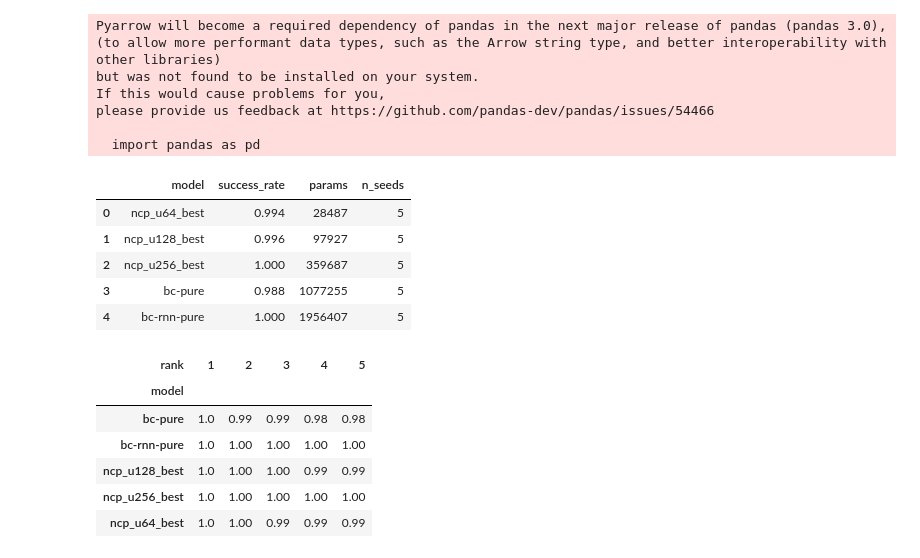
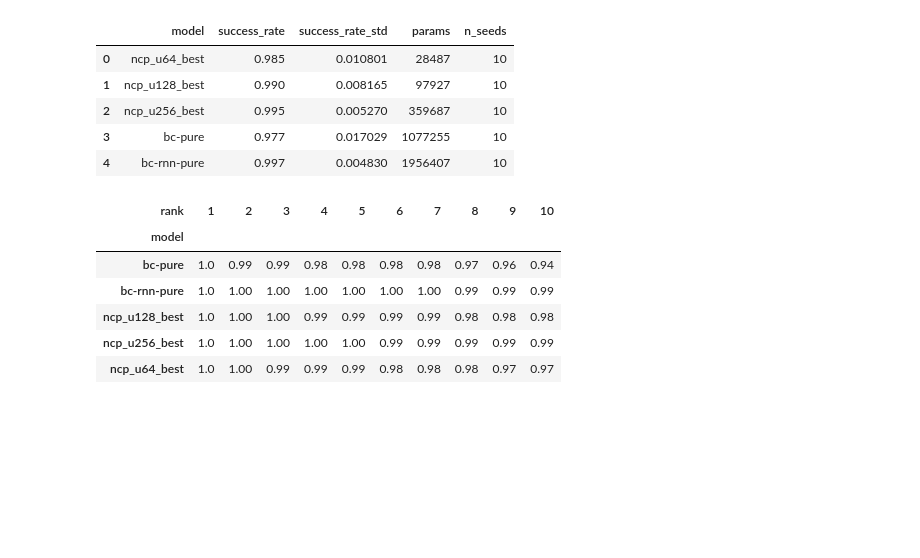
Before and after one commit to yuuharu11/LNN-control, a Jupyter notebook: robomimic/myscript/ipynb/base.ipynb, the cells around one changed output. Cells and saved outputs as stored; diff of their text form; code cells hidden in the pictures; blank space fills up the shorter version.

```diff
--- a/robomimic/myscript/ipynb/base.ipynb
+++ b/robomimic/myscript/ipynb/base.ipynb
@@ -200,6 +200,7 @@ def get_topk_avg_score(
         df_top.groupby("model")
         .agg(
             success_rate=("success_rate_max", "mean"),
+            success_rate_std=("success_rate_max", "std"),
             return_avg=("return_mean", "mean"),
             n_seeds=("seed", "nunique"),
             selected_seeds=("seed", lambda s: sorted(map(int, s.tolist()))),
@@ -264,60 +265,53 @@ def aggregate_multiple_csvs(
 
 # -------------------------------------------------
 # 使い方（このセルで df_all を作る。下のセルは df_all を参照する）
 # -------------------------------------------------
 csv_files = [
-    "/work/robomimic/csv/result/baseline/lift/ncp_u64.csv",
-    "/work/robomimic/csv/result/baseline/lift/ncp_u128.csv",
-    "/work/robomimic/csv/result/baseline/lift/ncp_u256.csv",
-    "/work/robomimic/csv/result/baseline/lift/mlp.csv",
-    "/work/robomimic/csv/result/baseline/lift/rnn.csv",
+    "/work/robomimic/csv/result/baseline/try/lift/ncp_u64.csv",
+    "/work/robomimic/csv/result/baseline/try/lift/ncp_u128.csv",
+    "/work/robomimic/csv/result/baseline/try/lift/ncp_u256.csv",
+    "/work/robomimic/csv/result/baseline/try/lift/mlp.csv",
+    "/work/robomimic/csv/result/baseline/try/lift/rnn.csv",
 ]
 
 df_all, df_top_detail = aggregate_multiple_csvs(
     csv_files,
-    top_k=5,
+    top_k=10,
     rank_by="success_rate",  # "return" に切り替えてもOK
     return_details=True,
  )
 
 # 表示は短く（切れ対策）
-df_summary = df_all[["model", "success_rate", "params", "n_seeds"]].sort_values("params")
+df_summary = df_all[["model", "success_rate", "success_rate_std", "params", "n_seeds"]].sort_values("params")
 display(df_summary)
 
 # =================================================
 # デバッグ: 各モデルで選ばれた success_rate top-10 を表示
 # （平均が高すぎる原因の切り分け用）
 # =================================================
 pd.set_option("display.max_rows", 200)
 pd.set_option("display.max_columns", 50)
 
 if df_top_detail is not None and (not df_top_detail.empty):
     # 10個が横に並ぶ形（モデル×rank）も出す
     pivot = df_top_detail.pivot(index="model", columns="rank", values="success_rate_max")
     display(pivot)
 else:
     print("df_top_detail is empty")
 # %% [output]
-Pyarrow will become a required dependency of pandas in the next major release of pandas (pandas 3.0),
-(to allow more performant data types, such as the Arrow string type, and better interoperability with other libraries)
-but was not found to be installed on your system.
-If this would cause problems for you,
-please provide us feedback at https://github.com/pandas-dev/pandas/issues/54466
-
-  import pandas as pd
-|  | model | success_rate | params | n_seeds |
-| 0 | ncp_u64_best | 0.994 | 28487 | 5 |
-| 1 | ncp_u128_best | 0.996 | 97927 | 5 |
-| 2 | ncp_u256_best | 1.000 | 359687 | 5 |
-| 3 | bc-pure | 0.988 | 1077255 | 5 |
-| 4 | bc-rnn-pure | 1.000 | 1956407 | 5 |
+|  | model | success_rate | success_rate_std | params | n_seeds |
+| 0 | ncp_u64_best | 0.985 | 0.010801 | 28487 | 10 |
+| 1 | ncp_u128_best | 0.990 | 0.008165 | 97927 | 10 |
+| 2 | ncp_u256_best | 0.995 | 0.005270 | 359687 | 10 |
+| 3 | bc-pure | 0.977 | 0.017029 | 1077255 | 10 |
+| 4 | bc-rnn-pure | 0.997 | 0.004830 | 1956407 | 10 |
-| rank | 1 | 2 | 3 | 4 | 5 |
-| model |  |  |  |  |  |
-| bc-pure | 1.0 | 0.99 | 0.99 | 0.98 | 0.98 |
-| bc-rnn-pure | 1.0 | 1.00 | 1.00 | 1.00 | 1.00 |
-| ncp_u128_best | 1.0 | 1.00 | 1.00 | 0.99 | 0.99 |
-| ncp_u256_best | 1.0 | 1.00 | 1.00 | 1.00 | 1.00 |
-| ncp_u64_best | 1.0 | 1.00 | 0.99 | 0.99 | 0.99 |
+| rank | 1 | 2 | 3 | 4 | 5 | 6 | 7 | 8 | 9 | 10 |
+| model |  |  |  |  |  |  |  |  |  |  |
+| bc-pure | 1.0 | 0.99 | 0.99 | 0.98 | 0.98 | 0.98 | 0.98 | 0.97 | 0.96 | 0.94 |
+| bc-rnn-pure | 1.0 | 1.00 | 1.00 | 1.00 | 1.00 | 1.00 | 1.00 | 0.99 | 0.99 | 0.99 |
+| ncp_u128_best | 1.0 | 1.00 | 1.00 | 0.99 | 0.99 | 0.99 | 0.99 | 0.98 | 0.98 | 0.98 |
+| ncp_u256_best | 1.0 | 1.00 | 1.00 | 1.00 | 1.00 | 0.99 | 0.99 | 0.99 | 0.99 | 0.99 |
+| ncp_u64_best | 1.0 | 1.00 | 0.99 | 0.99 | 0.99 | 0.98 | 0.98 | 0.98 | 0.97 | 0.97 |
 # %%
 import matplotlib.pyplot as plt
 import matplotlib.ticker as ticker
```
Also changed, not shown: parts of 7 cells of this notebook, 22 other files.
